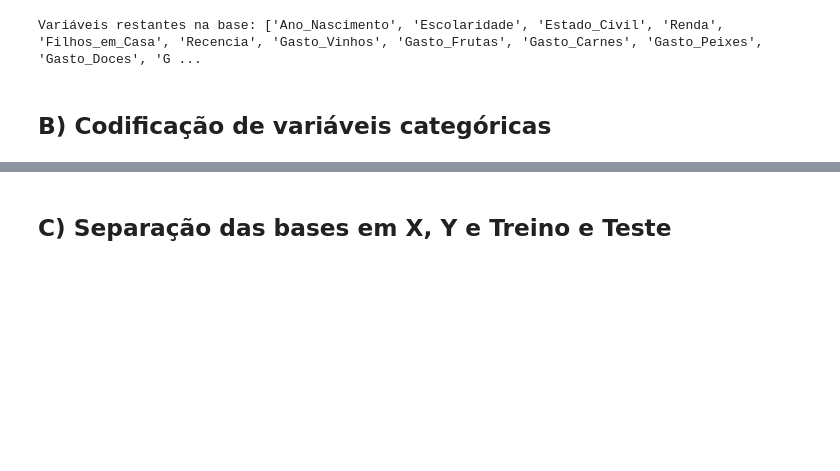
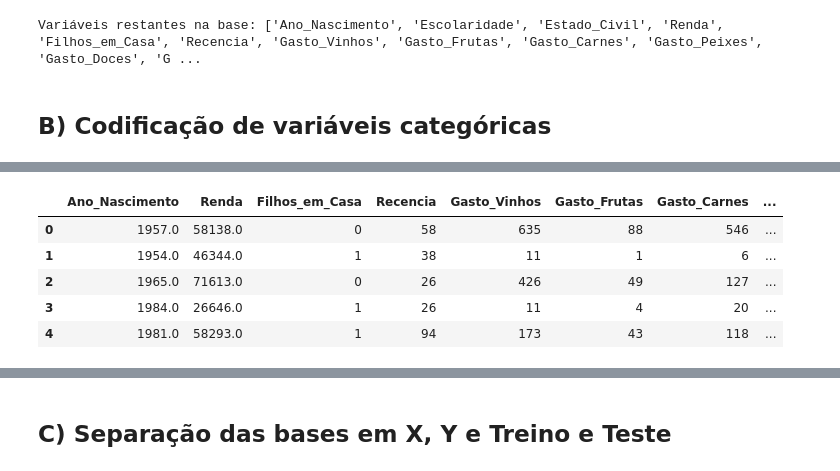
Before and after one commit to Fernandonneto/Machine_Learning_-_Previsao_intencao_compra_clientes_-_EBAC, a Jupyter notebook: Profissao Cientista de Dados M37 Projeto.ipynb, the cells around one changed output, grey strips where cells are left out. Saved outputs shown, nothing was run; the diff lists cells and outputs as text; code cells hidden in the pictures; blank space fills up the shorter version.

```diff
--- a/Profissao Cientista de Dados M37 Projeto.ipynb
+++ b/Profissao Cientista de Dados M37 Projeto.ipynb
@@ -671,0 +691,24 @@ memory usage: 297.6+ KB
+# %%
+# Garantia da limpeza de dados (como espaços em branco antes e depois do texto)
+base_corr['Escolaridade'] = base_corr['Escolaridade'].str.strip()
+base_corr['Estado_Civil'] = base_corr['Estado_Civil'].str.strip()
+base_corr['Perfil_Canal'] = base_corr['Perfil_Canal'].str.strip()
+# %%
+# Aplicação do One-Hot Encoding e remoção da variável original
+base_corr = pd.get_dummies(base_corr, columns=['Escolaridade'], dtype=int)
+base_corr = pd.get_dummies(base_corr, columns=['Estado_Civil'], dtype=int)
+base_corr = pd.get_dummies(base_corr, columns=['Perfil_Canal'], dtype=int)
+# %%
+# Conferência da aplicação do One-Hot Encoding e exibição de todo dataframe
+pd.set_option('display.max_rows', None)
+pd.set_option('display.max_columns', None)
+pd.set_option('display.width', None)
+
+base_corr.head()
+# %% [output]
+|  | Ano_Nascimento | Renda | Filhos_em_Casa | Recencia | Gasto_Vinhos | Gasto_Frutas | Gasto_Carnes | ... |
+| 0 | 1957.0 | 58138.0 | 0 | 58 | 635 | 88 | 546 | ... |
+| 1 | 1954.0 | 46344.0 | 1 | 38 | 11 | 1 | 6 | ... |
+| 2 | 1965.0 | 71613.0 | 0 | 26 | 426 | 49 | 127 | ... |
+| 3 | 1984.0 | 26646.0 | 1 | 26 | 11 | 4 | 20 | ... |
+| 4 | 1981.0 | 58293.0 | 1 | 94 | 173 | 43 | 118 | ... |
```
Also changed, not shown: parts of 5 cells of this notebook.
